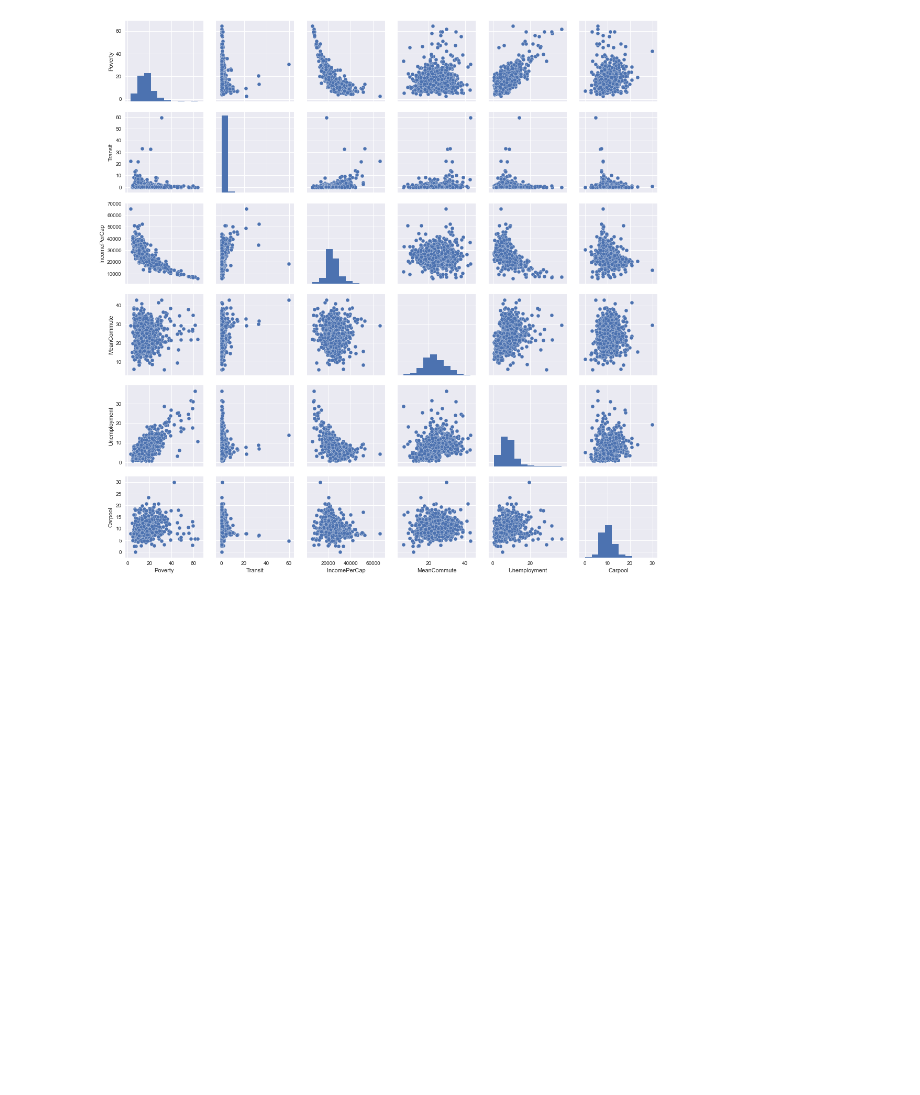
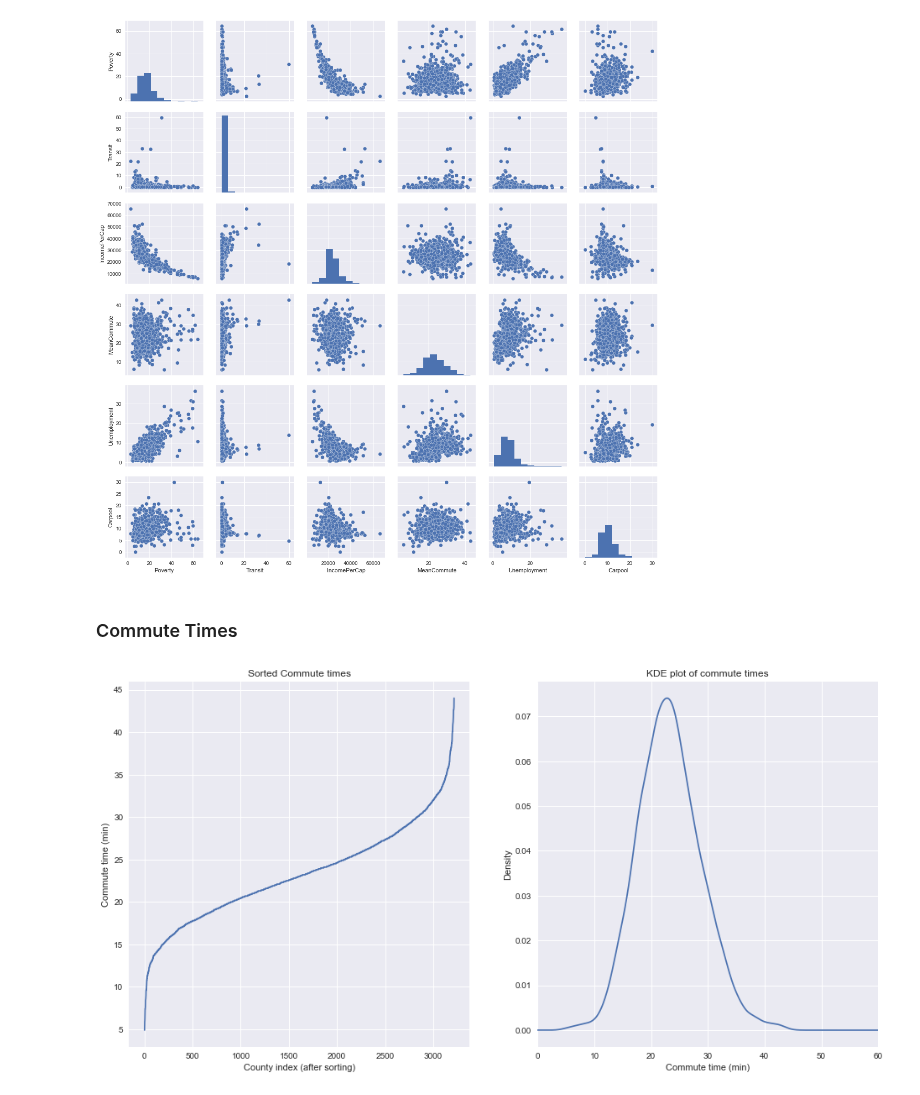
Before and after one commit to pstetz/Kaggle, a Jupyter notebook: in_progress/census/numeric_focus.ipynb, the cells around one changed output. Drawn from its saved outputs; the diff is of its cells as text; code cells hidden in the pictures; blank space fills up the shorter version.

```diff
--- a/in_progress/census/numeric_focus.ipynb
+++ b/in_progress/census/numeric_focus.ipynb
@@ -61,3 +61,22 @@ numeric_cols = [
 _ = sns.pairplot(census[numeric_cols].sample(1000))
 # %% [output]
 [figure]
+# %% [markdown]
+### Commute Times
+# %%
+fig, axarr = plt.subplots(1, 2, figsize=(16, 8))
+
+commute_times = census.groupby(["State", "County"])["MeanCommute"].median().sort_values().values
+axarr[0].plot(commute_times)
+axarr[0].set(title="Sorted Commute times", xlabel="County index (after sorting)", ylabel="Commute time (min)")
+
+_ = (
+        census
+            .groupby(["State", "County"])["MeanCommute"]
+            .median()
+            .sort_values()
+            .plot(kind="kde", ax=axarr[1])
+            .set(title="KDE plot of commute times", xlabel="Commute time (min)", xlim=(0,60))
+)
+# %% [output]
+[figure, added]
```
Also changed, not shown: parts of 7 cells of this notebook.
